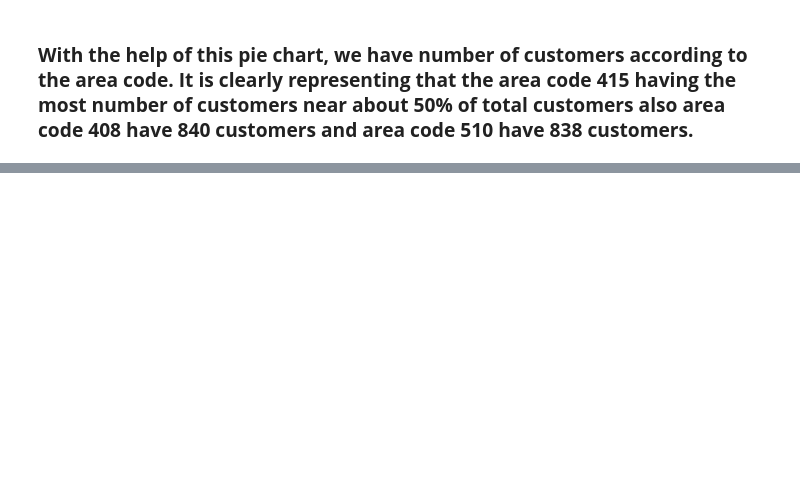
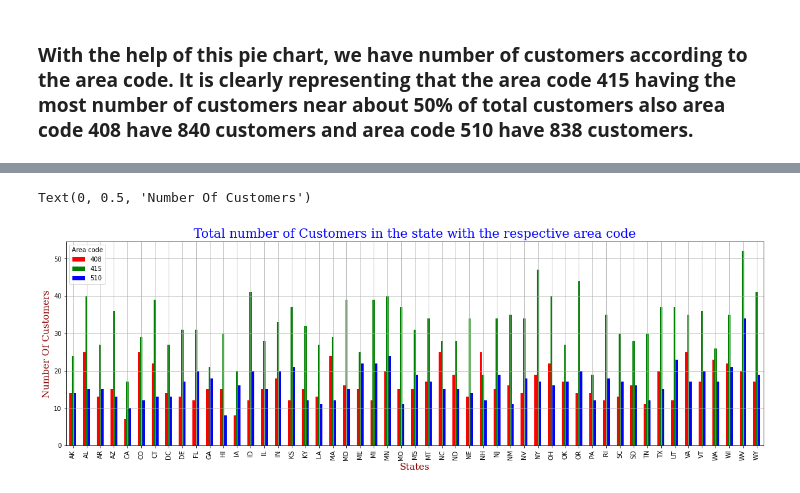
Before and after one commit to Gauravgade3/Telecom-Churn-Analysis, a Jupyter notebook: Telecom_Churn_Analysis_.ipynb, the cells around one changed output, grey strips where cells are left out. Cells and saved outputs as stored; diff of their text form; code cells hidden in the pictures; blank space fills up the shorter version.

```diff
--- a/Telecom_Churn_Analysis_.ipynb
+++ b/Telecom_Churn_Analysis_.ipynb
@@ -171,2 +171,6 @@ plt.legend(title='Area Code:')
 # %% [markdown]
 ### **With the help of this pie chart, we have number of customers according to the area code. It is clearly representing that the area code 415 having the most number of customers near about 50% of total customers also area code 408 have 840 customers and area code 510 have 838 customers.**
+# %%
+# Find out number of customers according toarea code in each state
+customer_by_code=df.groupby('State')['Area code'].value_counts().unstack()
+customer_by_code
@@ -172,0 +196,13 @@ plt.legend(title='Area Code:')
+# %%
+# Plot subplot to check out total number of customers in the state with the respective area code
+customer_by_code.plot(kind='bar',color=['r','g','b'])
+plt.rcParams['figure.figsize']=(20,5)
+plt.grid()
+font1 = {'family':'serif','color':'blue','size':20}
+font2 = {'family':'serif','color':'darkred','size':15}
+plt.title('Total number of Customers in the state with the respective area code',fontdict=font1)
+plt.xlabel('States',fontdict=font2)
+plt.ylabel('Number Of Customers',fontdict=font2)
+# %% [output]
+Text(0, 0.5, 'Number Of Customers')
+[figure, added]
```
Also changed, not shown: parts of 15 cells of this notebook.
